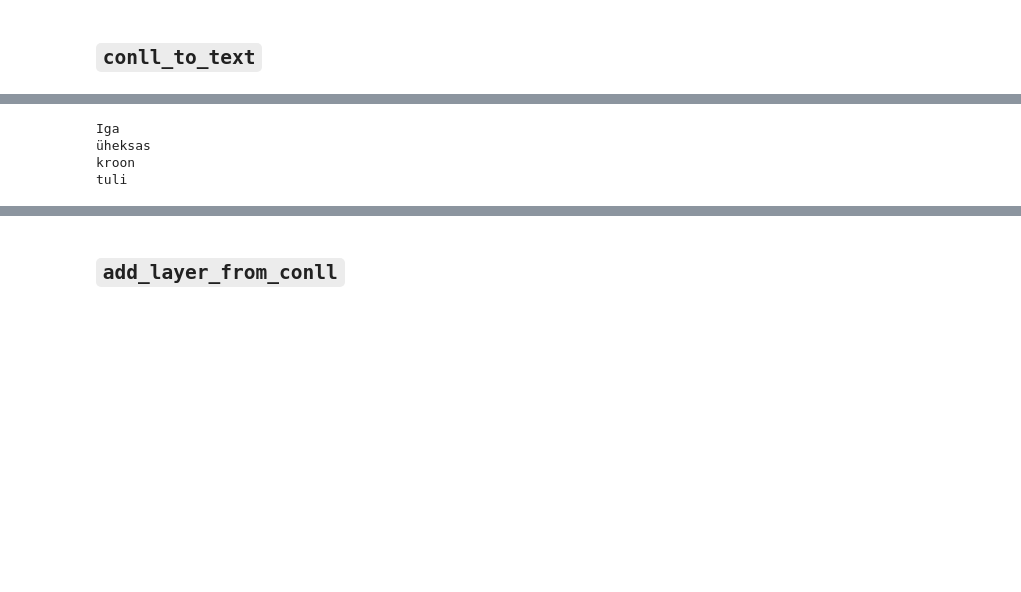
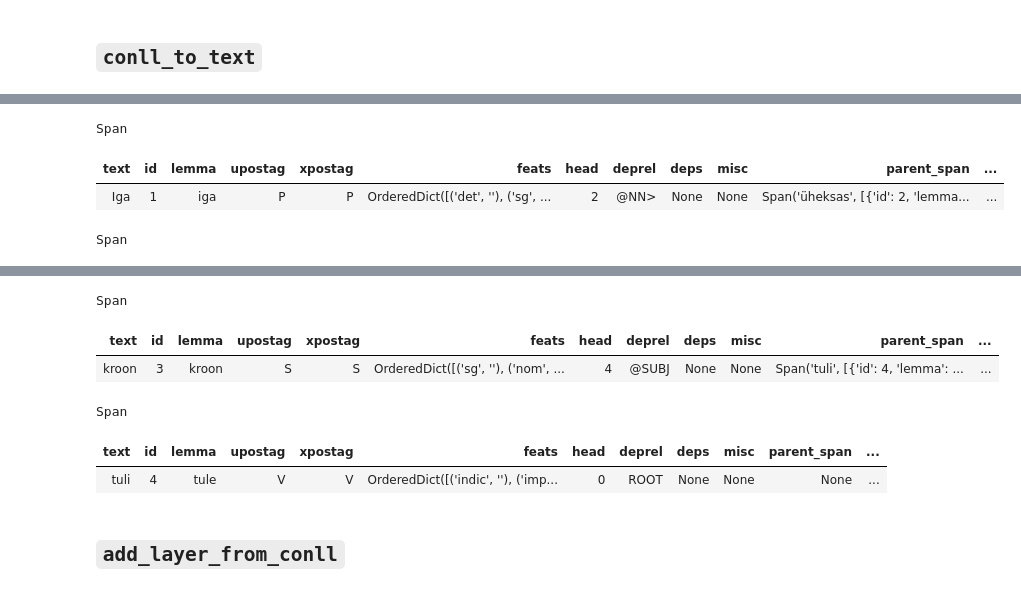
Before and after one commit to estnltk/estnltk, a Jupyter notebook: tutorials/converters/conll_importer.ipynb, the cells around one changed output, grey strips where cells are left out. Saved outputs shown, nothing was run; the diff lists cells and outputs as text; code cells hidden in the pictures; blank space fills up the shorter version.

Commit message:
small update in conll_importer tutorial

```diff
--- a/tutorials/converters/conll_importer.ipynb
+++ b/tutorials/converters/conll_importer.ipynb
@@ -60,13 +60,13 @@ Metadata
 | . | 11 | . | Z | Z | OrderedDict([('Fst', '')]) | 10 | @Punc | None | None | Span('rahast', [{'id': 10, 'lemma... | ... |
 # %%
 # browse dependency tree
-sp = text.conll_syntax_1[0]
+span = text.conll_syntax_1[0]
 
-while sp:
-    print(sp.text)
-    sp = sp.parent_span
+while span:
+    display(span)
+    span = span.parent_span
 # %% [output]
-Iga
-üheksas
-kroon
-tuli
+Span
+| text | id | lemma | upostag | xpostag | feats | head | deprel | deps | misc | parent_span | ... |
+| Iga | 1 | iga | P | P | OrderedDict([('det', ''), ('sg', ... | 2 | @NN> | None | None | Span('üheksas', [{'id': 2, 'lemma... | ... |
+Span
@@ -73,3 +75,9 @@ tuli
+Span
+| text | id | lemma | upostag | xpostag | feats | head | deprel | deps | misc | parent_span | ... |
+| kroon | 3 | kroon | S | S | OrderedDict([('sg', ''), ('nom', ... | 4 | @SUBJ | None | None | Span('tuli', [{'id': 4, 'lemma': ... | ... |
+Span
+| text | id | lemma | upostag | xpostag | feats | head | deprel | deps | misc | parent_span | ... |
+| tuli | 4 | tule | V | V | OrderedDict([('indic', ''), ('imp... | 0 | ROOT | None | None | None | ... |
 # %% [markdown]
 ## `add_layer_from_conll`
 # %%
```
Also changed, not shown: parts of 1 cell of this notebook.
